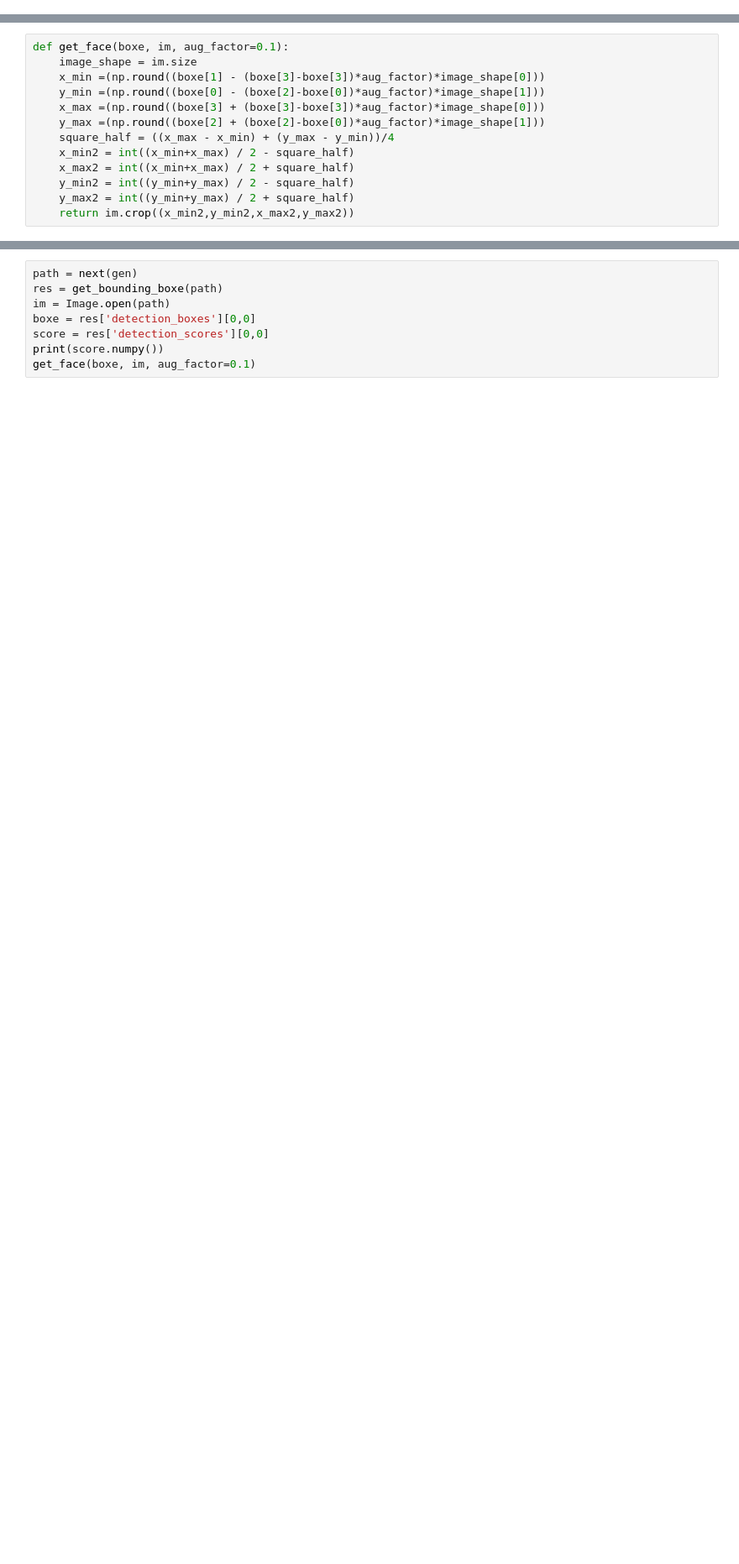
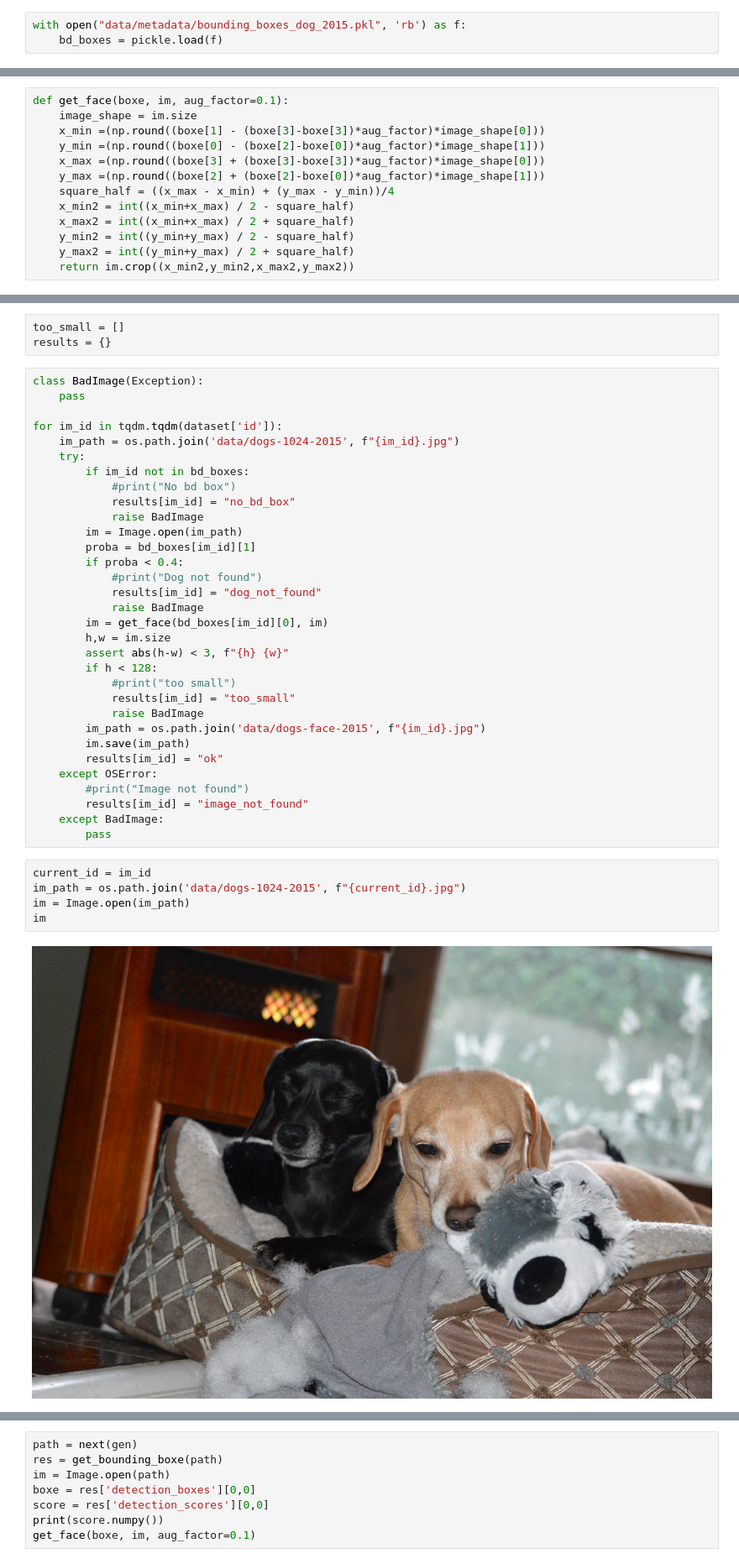
Before and after one commit to leoHeidel/dog-face-dataset, a Jupyter notebook: woofwoof-dataset-maker.ipynb, the cells around one changed output, grey strips where cells are left out. Shown at 84% size. Saved outputs shown, nothing was run; the diff lists cells and outputs as text; blank space fills up the shorter version.

Commit message:
Dataset done

```diff
--- a/woofwoof-dataset-maker.ipynb
+++ b/woofwoof-dataset-maker.ipynb
@@ -213,0 +255,3 @@ def get_bounding_boxe(im_path):
+# %%
+with open("data/metadata/bounding_boxes_dog_2015.pkl", 'rb') as f:
+    bd_boxes = pickle.load(f)
@@ -260,0 +273,42 @@ get_bounding_boxe(im_path)
+# %%
+too_small = []
+results = {}
+# %%
+class BadImage(Exception):
+    pass
+
+for im_id in tqdm.tqdm(dataset['id']):
+    im_path = os.path.join('data/dogs-1024-2015', f"{im_id}.jpg")
+    try:
+        if im_id not in bd_boxes:
+            #print("No bd box")
+            results[im_id] = "no_bd_box"
+            raise BadImage
+        im = Image.open(im_path)
+        proba = bd_boxes[im_id][1]
+        if proba < 0.4:
+            #print("Dog not found")
+            results[im_id] = "dog_not_found"
+            raise BadImage
+        im = get_face(bd_boxes[im_id][0], im)
+        h,w = im.size
+        assert abs(h-w) < 3, f"{h} {w}"
+        if h < 128:
+            #print("too small")
+            results[im_id] = "too_small"
+            raise BadImage
+        im_path = os.path.join('data/dogs-face-2015', f"{im_id}.jpg")
+        im.save(im_path)
+        results[im_id] = "ok"
+    except OSError:
+        #print("Image not found")
+        results[im_id] = "image_not_found"
+    except BadImage:
+        pass
+# %%
+current_id = im_id
+im_path = os.path.join('data/dogs-1024-2015', f"{current_id}.jpg")
+im = Image.open(im_path)
+im
+# %% [output]
+[figure, added]
```
Also changed, not shown: parts of 10 cells of this notebook, 1 other file.
